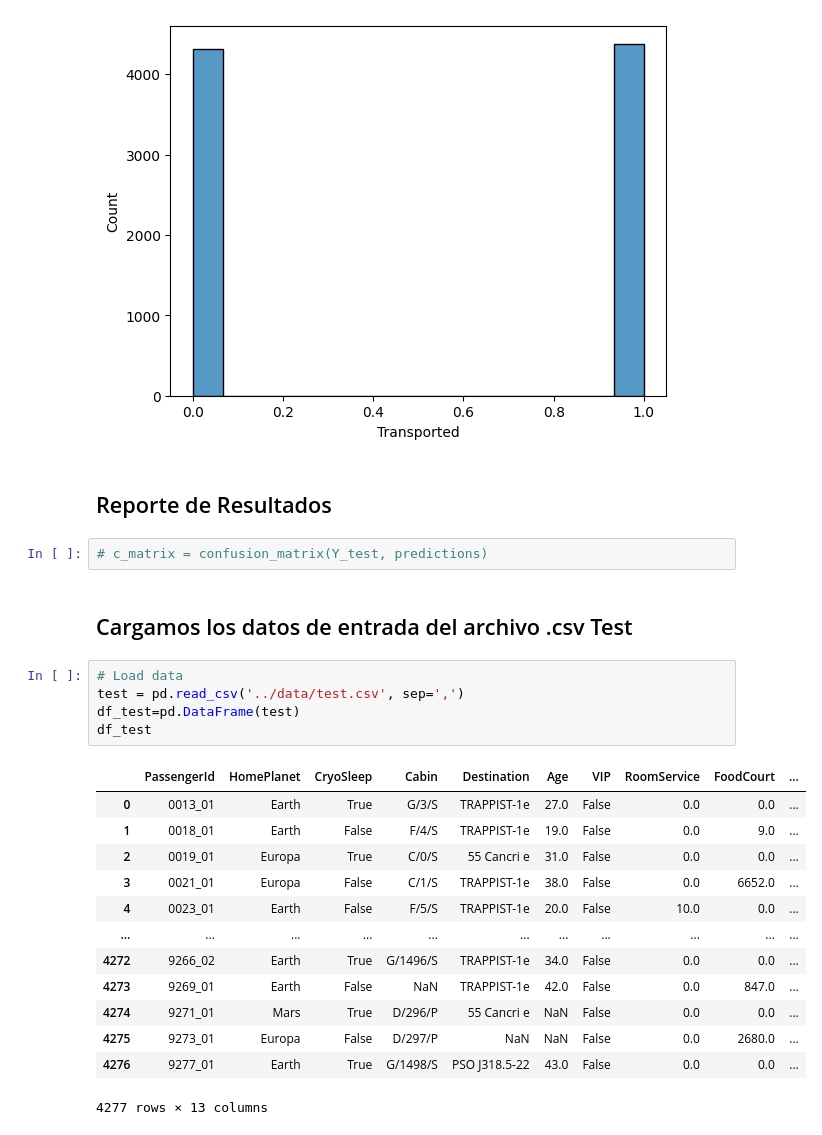
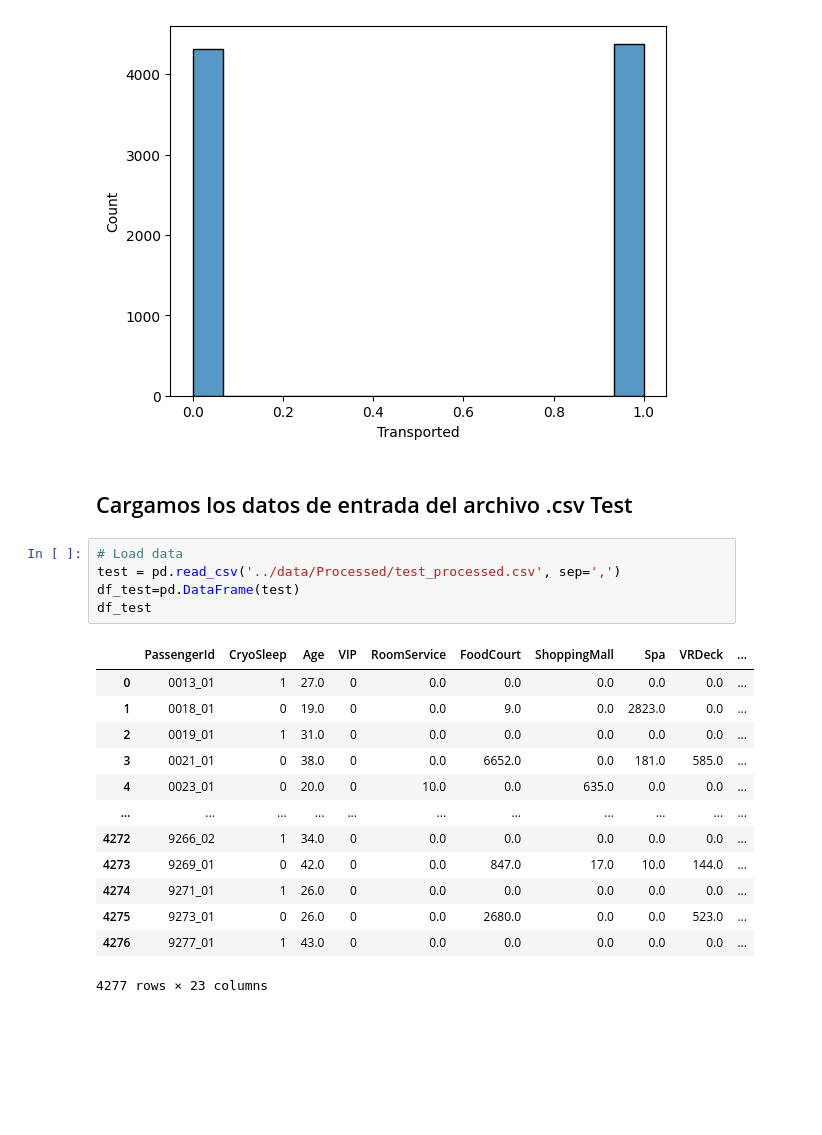
Before and after one commit to Wallace-80/Machine-Learning, a Jupyter notebook: src/notebook/ALT - Logistic_regression.ipynb, the cells around one changed output. Saved outputs shown, nothing was run; the diff lists cells and outputs as text; blank space fills up the shorter version.

```diff
--- a/src/notebook/ALT - Logistic_regression.ipynb
+++ b/src/notebook/ALT - Logistic_regression.ipynb
@@ -320,28 +136,24 @@ sns.histplot(y)
 # %% [output]
 <AxesSubplot:xlabel='Transported', ylabel='Count'>
 [figure]
-# %% [markdown]
-## Reporte de Resultados
-# %%
-# c_matrix = confusion_matrix(Y_test, predictions)
 # %% [markdown]
 ## Cargamos los datos de entrada del archivo .csv Test
 # %%
 # Load data
-test = pd.read_csv('../data/test.csv', sep=',')
+test = pd.read_csv('../data/Processed/test_processed.csv', sep=',')
 df_test=pd.DataFrame(test)
 df_test
 # %% [output]
-|  | PassengerId | HomePlanet | CryoSleep | Cabin | Destination | Age | VIP | RoomService | FoodCourt | ... |
-| 0 | 0013_01 | Earth | True | G/3/S | TRAPPIST-1e | 27.0 | False | 0.0 | 0.0 | ... |
-| 1 | 0018_01 | Earth | False | F/4/S | TRAPPIST-1e | 19.0 | False | 0.0 | 9.0 | ... |
-| 2 | 0019_01 | Europa | True | C/0/S | 55 Cancri e | 31.0 | False | 0.0 | 0.0 | ... |
-| 3 | 0021_01 | Europa | False | C/1/S | TRAPPIST-1e | 38.0 | False | 0.0 | 6652.0 | ... |
-| 4 | 0023_01 | Earth | False | F/5/S | TRAPPIST-1e | 20.0 | False | 10.0 | 0.0 | ... |
+|  | PassengerId | CryoSleep | Age | VIP | RoomService | FoodCourt | ShoppingMall | Spa | VRDeck | ... |
+| 0 | 0013_01 | 1 | 27.0 | 0 | 0.0 | 0.0 | 0.0 | 0.0 | 0.0 | ... |
+| 1 | 0018_01 | 0 | 19.0 | 0 | 0.0 | 9.0 | 0.0 | 2823.0 | 0.0 | ... |
+| 2 | 0019_01 | 1 | 31.0 | 0 | 0.0 | 0.0 | 0.0 | 0.0 | 0.0 | ... |
+| 3 | 0021_01 | 0 | 38.0 | 0 | 0.0 | 6652.0 | 0.0 | 181.0 | 585.0 | ... |
+| 4 | 0023_01 | 0 | 20.0 | 0 | 10.0 | 0.0 | 635.0 | 0.0 | 0.0 | ... |
 | ... | ... | ... | ... | ... | ... | ... | ... | ... | ... | ... |
-| 4272 | 9266_02 | Earth | True | G/1496/S | TRAPPIST-1e | 34.0 | False | 0.0 | 0.0 | ... |
-| 4273 | 9269_01 | Earth | False | NaN | TRAPPIST-1e | 42.0 | False | 0.0 | 847.0 | ... |
-| 4274 | 9271_01 | Mars | True | D/296/P | 55 Cancri e | NaN | False | 0.0 | 0.0 | ... |
-| 4275 | 9273_01 | Europa | False | D/297/P | NaN | NaN | False | 0.0 | 2680.0 | ... |
-| 4276 | 9277_01 | Earth | True | G/1498/S | PSO J318.5-22 | 43.0 | False | 0.0 | 0.0 | ... |
+| 4272 | 9266_02 | 1 | 34.0 | 0 | 0.0 | 0.0 | 0.0 | 0.0 | 0.0 | ... |
+| 4273 | 9269_01 | 0 | 42.0 | 0 | 0.0 | 847.0 | 17.0 | 10.0 | 144.0 | ... |
+| 4274 | 9271_01 | 1 | 26.0 | 0 | 0.0 | 0.0 | 0.0 | 0.0 | 0.0 | ... |
+| 4275 | 9273_01 | 0 | 26.0 | 0 | 0.0 | 2680.0 | 0.0 | 0.0 | 523.0 | ... |
+| 4276 | 9277_01 | 1 | 43.0 | 0 | 0.0 | 0.0 | 0.0 | 0.0 | 0.0 | ... |
-4277 rows × 13 columns
+4277 rows × 23 columns
```
Also changed, not shown: parts of 39 cells of this notebook, 8 other files.
